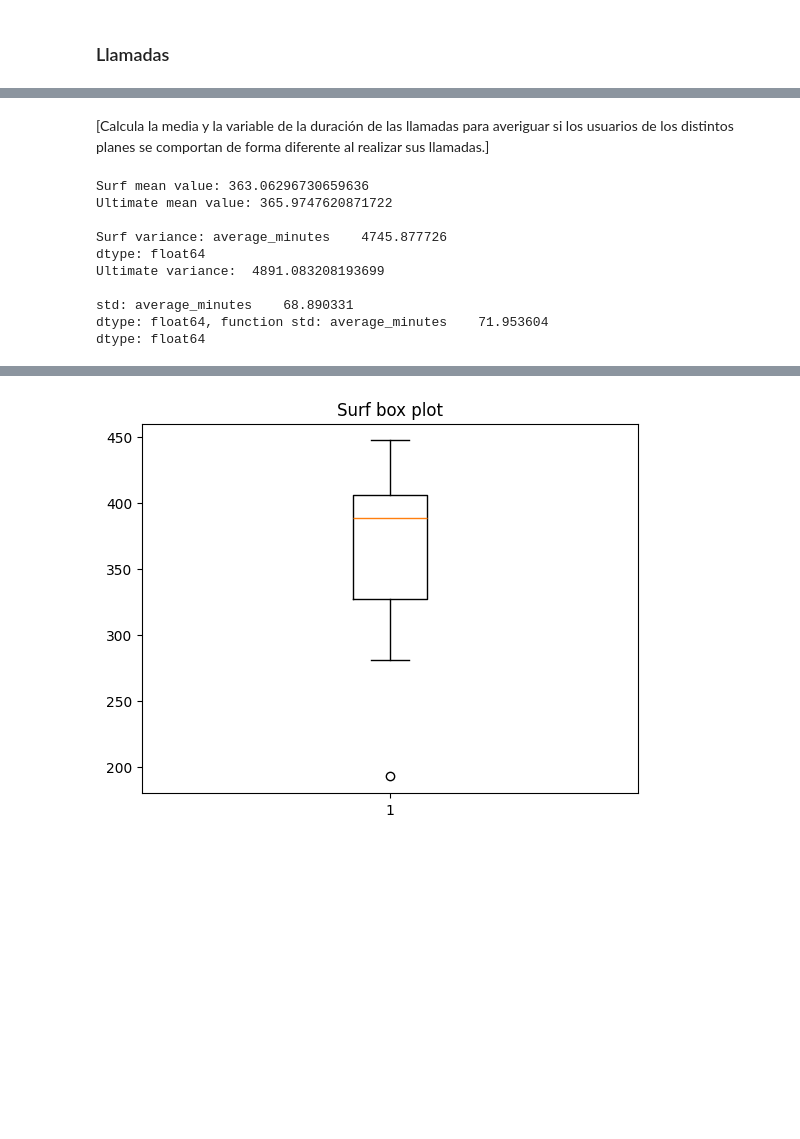
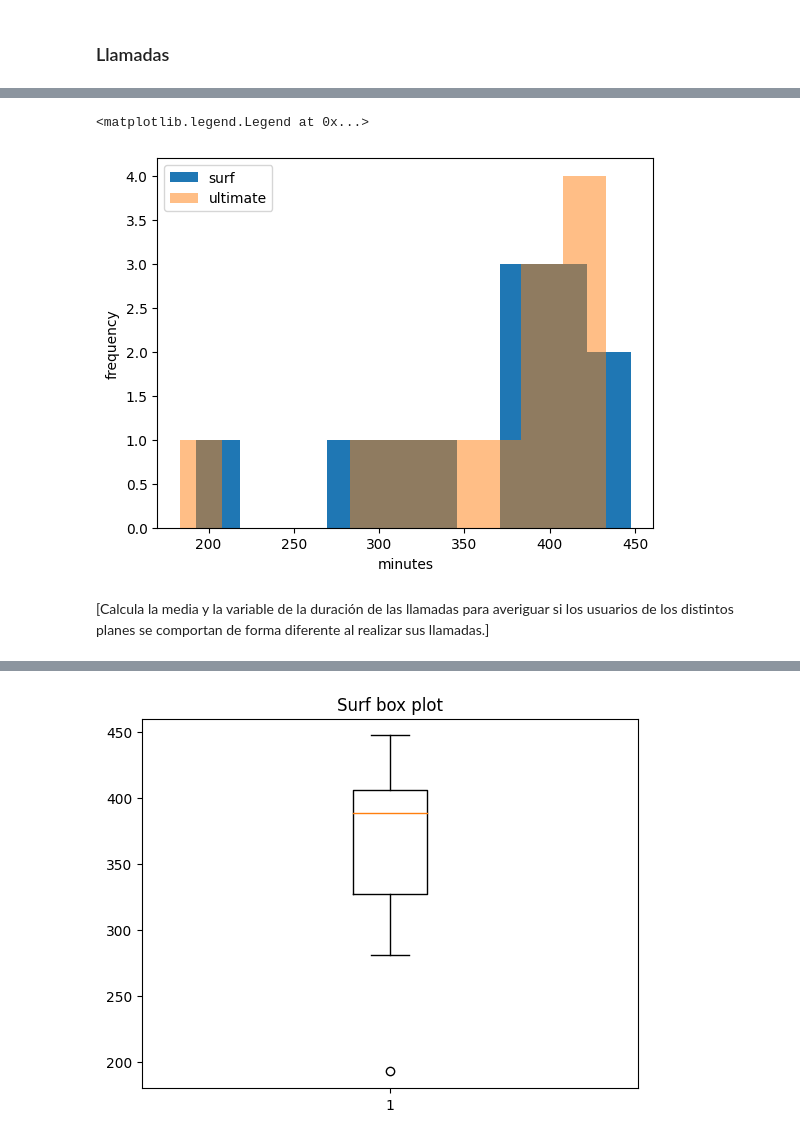
Before and after one commit to rodriguez-robcar/tripleten-data-science-bootcamp, a Jupyter notebook: sprints/sprint_05_analisis_estadistico_de_datos/project/Sprint 5 Project.ipynb, the cells around one changed output, grey strips where cells are left out. Saved outputs shown, nothing was run; the diff lists cells and outputs as text; code cells hidden in the pictures; blank space fills up the shorter version.

```diff
--- a/sprints/sprint_05_analisis_estadistico_de_datos/project/Sprint 5 Project.ipynb
+++ b/sprints/sprint_05_analisis_estadistico_de_datos/project/Sprint 5 Project.ipynb
@@ -626,29 +493,12 @@ ultimate_avg_minutes_per_month.hist(alpha=0.5)
+# %%
+plt.hist(surf_monthly_minutes)
+plt.hist(ultimate_monthly_minutes, alpha = 0.5)
+
+plt.xlabel('minutes')
+plt.ylabel('frequency')
+plt.legend(['surf', 'ultimate'])
+# %% [output]
+<matplotlib.legend.Legend at 0x...>
+[figure, added]
 # %% [markdown]
 [Calcula la media y la variable de la duración de las llamadas para averiguar si los usuarios de los distintos planes se comportan de forma diferente al realizar sus llamadas.]
-# %%
-# Calcula la media y la varianza de la duración mensual de llamadas.
-surf_calls_mean = np.mean(surf_avg_minutes_per_month)
-surf_calls_variance = np.var(surf_avg_minutes_per_month, axis = 0)
-
-ultimate_calls_mean = np.mean(ultimate_avg_minutes_per_month)
-ultimate_calls_variance = np.var(ultimate_avg_minutes_per_month, axis = 0)
-
-print('Surf mean value:', surf_calls_mean)
-print('Ultimate mean value:', ultimate_calls_mean)
-
-print()
-print('Surf variance:', surf_calls_variance)
-print('Ultimate variance: ', ultimate_calls_variance)
-print()
-print(f'std: {np.std(surf_avg_minutes_per_month)}, function std: {surf_avg_minutes_per_month.std()}', )
-# %% [output]
-Surf mean value: 363.06296730659636
-Ultimate mean value: 365.9747620871722
-
-Surf variance: average_minutes    4745.877726
-dtype: float64
-Ultimate variance:  4891.083208193699
-
-std: average_minutes    68.890331
-dtype: float64, function std: average_minutes    71.953604
-dtype: float64
```
Also changed, not shown: parts of 80 cells of this notebook.
